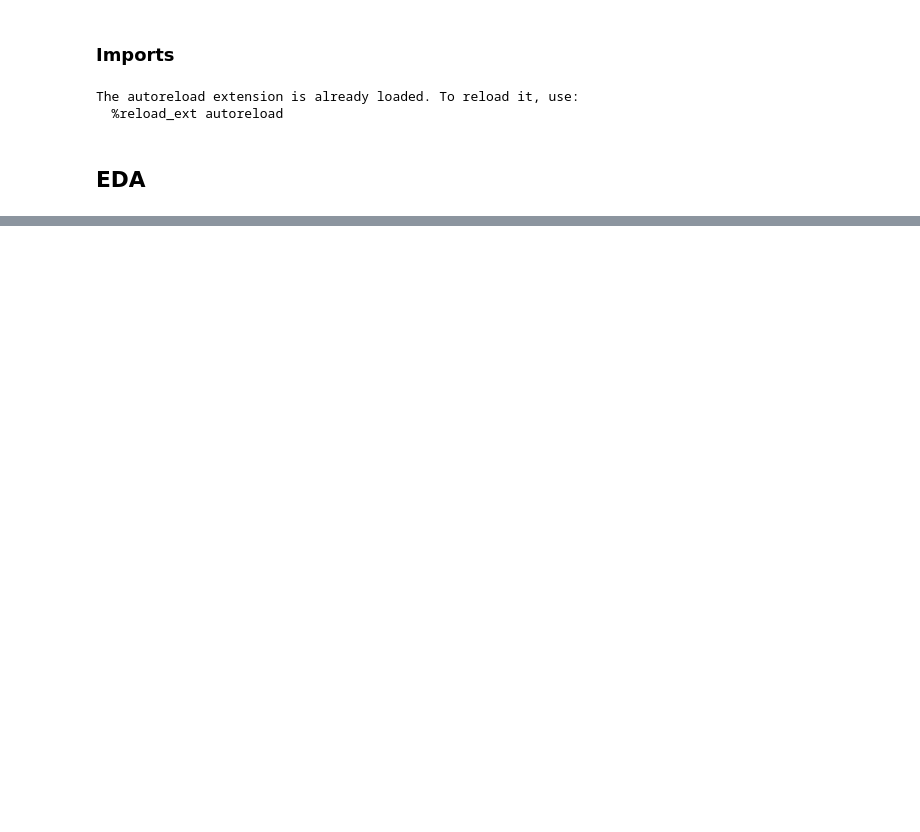
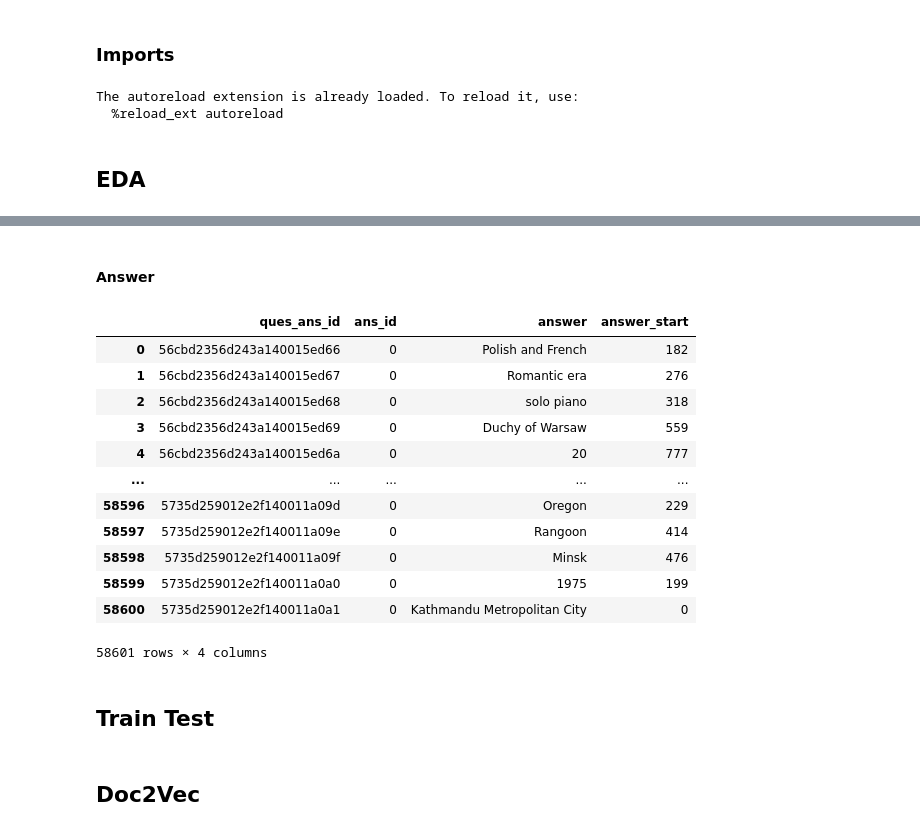
Before and after one commit to ShivnarenSrinivasan/autoreply, a Jupyter notebook: modeling/eda.ipynb, the cells around one changed output, grey strips where cells are left out. Saved outputs shown, nothing was run; the diff lists cells and outputs as text; code cells hidden in the pictures; blank space fills up the shorter version.

```diff
--- a/modeling/eda.ipynb
+++ b/modeling/eda.ipynb
@@ -108,0 +135,20 @@ db.answer.head()
+# %% [markdown]
+#### Answer
+# %%
+db.answer
+# %% [output]
+|  | ques_ans_id | ans_id | answer | answer_start |
+| 0 | 56cbd2356d243a140015ed66 | 0 | Polish and French | 182 |
+| 1 | 56cbd2356d243a140015ed67 | 0 | Romantic era | 276 |
+| 2 | 56cbd2356d243a140015ed68 | 0 | solo piano | 318 |
+| 3 | 56cbd2356d243a140015ed69 | 0 | Duchy of Warsaw | 559 |
+| 4 | 56cbd2356d243a140015ed6a | 0 | 20 | 777 |
+| ... | ... | ... | ... | ... |
+| 58596 | 5735d259012e2f140011a09d | 0 | Oregon | 229 |
+| 58597 | 5735d259012e2f140011a09e | 0 | Rangoon | 414 |
+| 58598 | 5735d259012e2f140011a09f | 0 | Minsk | 476 |
+| 58599 | 5735d259012e2f140011a0a0 | 0 | 1975 | 199 |
+| 58600 | 5735d259012e2f140011a0a1 | 0 | Kathmandu Metropolitan City | 0 |
+58601 rows × 4 columns
+# %% [markdown]
+## Train Test
@@ -108,0 +173,2 @@ db.answer.head()
+# %% [markdown]
+## Doc2Vec
```
Also changed, not shown: parts of 139 cells of this notebook, 6 other files.
